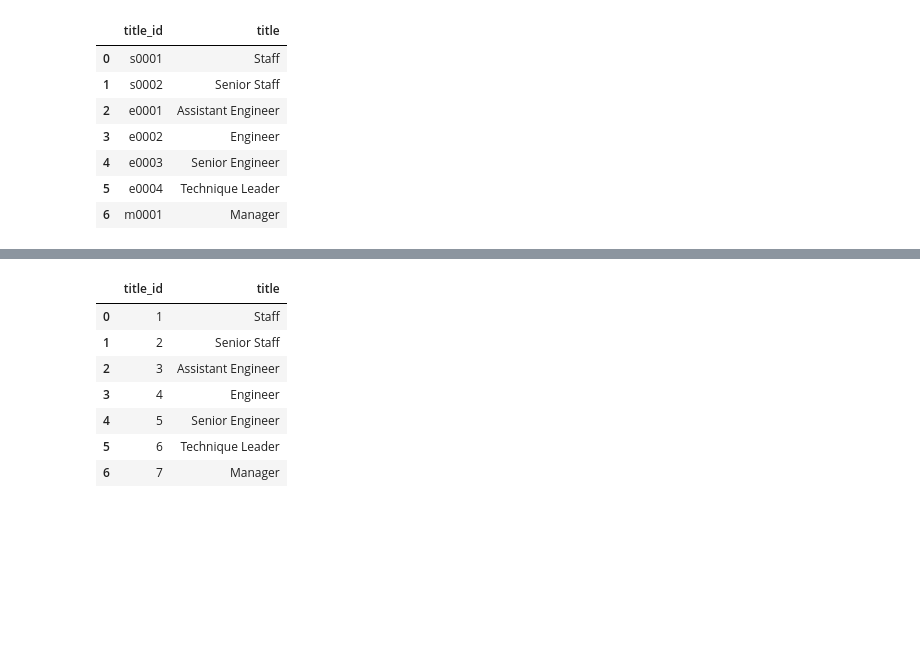
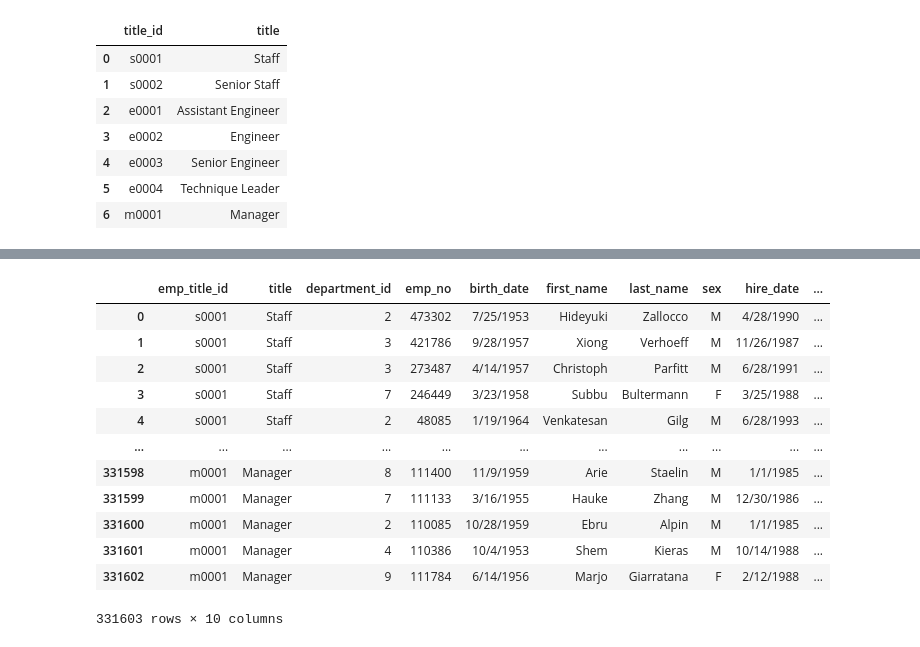
Before and after one commit to SkylerKhalachyan/sql-challenge, a Jupyter notebook: EmployeeSQL/m9-starter-code/Starter_Code/ETL_Process_SQL_Challenge-checkpoint.ipynb, the cells around one changed output, grey strips where cells are left out. Saved outputs shown, nothing was run; the diff lists cells and outputs as text; code cells hidden in the pictures; blank space fills up the shorter version.

```diff
--- a/EmployeeSQL/m9-starter-code/Starter_Code/ETL_Process_SQL_Challenge-checkpoint.ipynb
+++ b/EmployeeSQL/m9-starter-code/Starter_Code/ETL_Process_SQL_Challenge-checkpoint.ipynb
@@ -157,0 +320,3 @@ df_employees
+# %%
+df_emp_merged = df_emp_merged[["department_id","emp_no", "emp_title_id", "birth_date", "first_name",
+                              "last_name", "sex", "hire_date",  "employee_id"  ]]
@@ -201,3 +440,5 @@ df_titles
 | 4 | e0003 | Senior Engineer |
 | 5 | e0004 | Technique Leader |
 | 6 | m0001 | Manager |
+# %%
+df_titles = df_titles.rename(columns={'title_id': 'emp_title_id'})
@@ -204,13 +456,22 @@ df_titles
 # %%
-df_titles['title_id'] = np.arange(1,len(df_titles)+1)
+#df_titles['title_id'] = np.arange(1,len(df_titles)+1)
 # %%
-df_titles
+#df_titles
-# %% [output]
-|  | title_id | title |
-| 0 | 1 | Staff |
-| 1 | 2 | Senior Staff |
-| 2 | 3 | Assistant Engineer |
-| 3 | 4 | Engineer |
-| 4 | 5 | Senior Engineer |
-| 5 | 6 | Technique Leader |
-| 6 | 7 | Manager |
+# %%
+df_t_merged = pd.merge(df_titles, df_emp_merged, on="emp_title_id")
+# %%
+df_t_merged
+# %% [output]
+|  | emp_title_id | title | department_id | emp_no | birth_date | first_name | last_name | sex | hire_date | ... |
+| 0 | s0001 | Staff | 2 | 473302 | 7/25/1953 | Hideyuki | Zallocco | M | 4/28/1990 | ... |
+| 1 | s0001 | Staff | 3 | 421786 | 9/28/1957 | Xiong | Verhoeff | M | 11/26/1987 | ... |
+| 2 | s0001 | Staff | 3 | 273487 | 4/14/1957 | Christoph | Parfitt | M | 6/28/1991 | ... |
+| 3 | s0001 | Staff | 7 | 246449 | 3/23/1958 | Subbu | Bultermann | F | 3/25/1988 | ... |
+| 4 | s0001 | Staff | 2 | 48085 | 1/19/1964 | Venkatesan | Gilg | M | 6/28/1993 | ... |
+| ... | ... | ... | ... | ... | ... | ... | ... | ... | ... | ... |
+| 331598 | m0001 | Manager | 8 | 111400 | 11/9/1959 | Arie | Staelin | M | 1/1/1985 | ... |
+| 331599 | m0001 | Manager | 7 | 111133 | 3/16/1955 | Hauke | Zhang | M | 12/30/1986 | ... |
+| 331600 | m0001 | Manager | 2 | 110085 | 10/28/1959 | Ebru | Alpin | M | 1/1/1985 | ... |
+| 331601 | m0001 | Manager | 4 | 110386 | 10/4/1953 | Shem | Kieras | M | 10/14/1988 | ... |
+| 331602 | m0001 | Manager | 9 | 111784 | 6/14/1956 | Marjo | Giarratana | F | 2/12/1988 | ... |
+331603 rows × 10 columns
```
Also changed, not shown: parts of 34 cells of this notebook, 12 other files.
